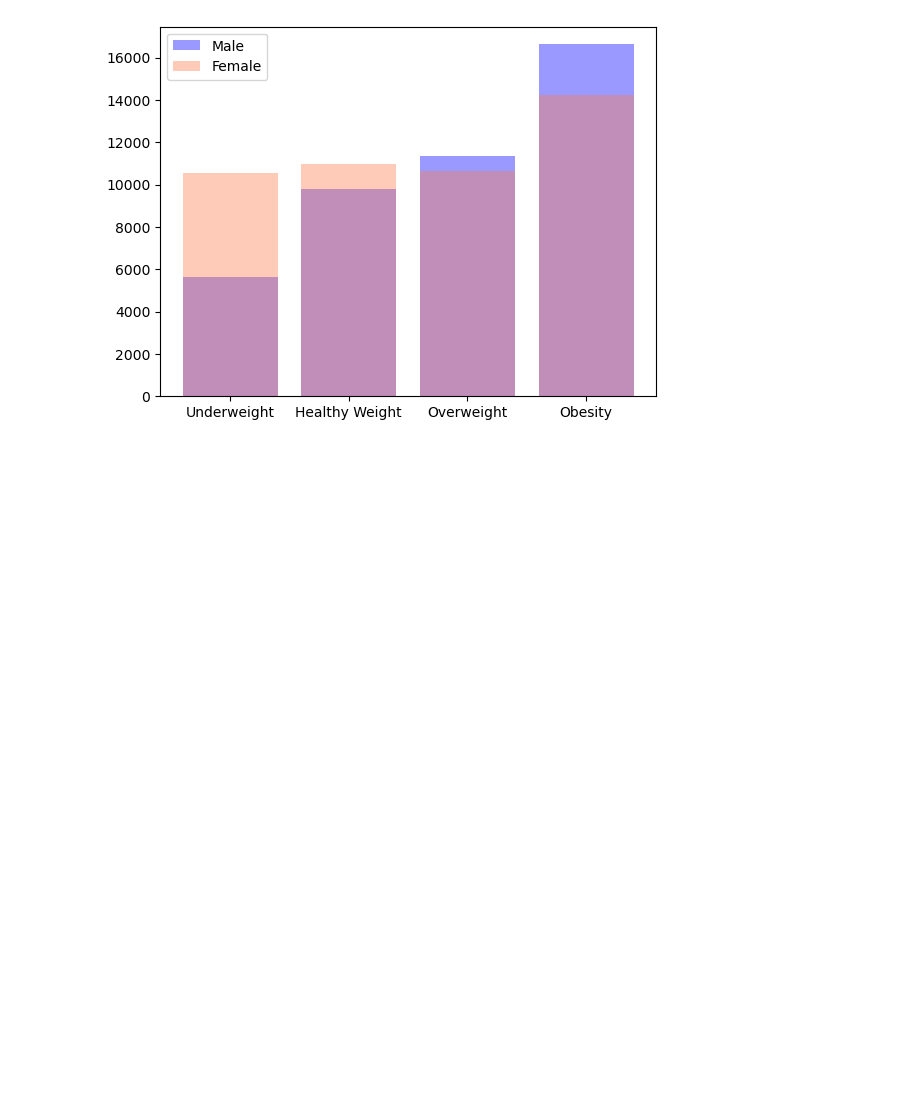
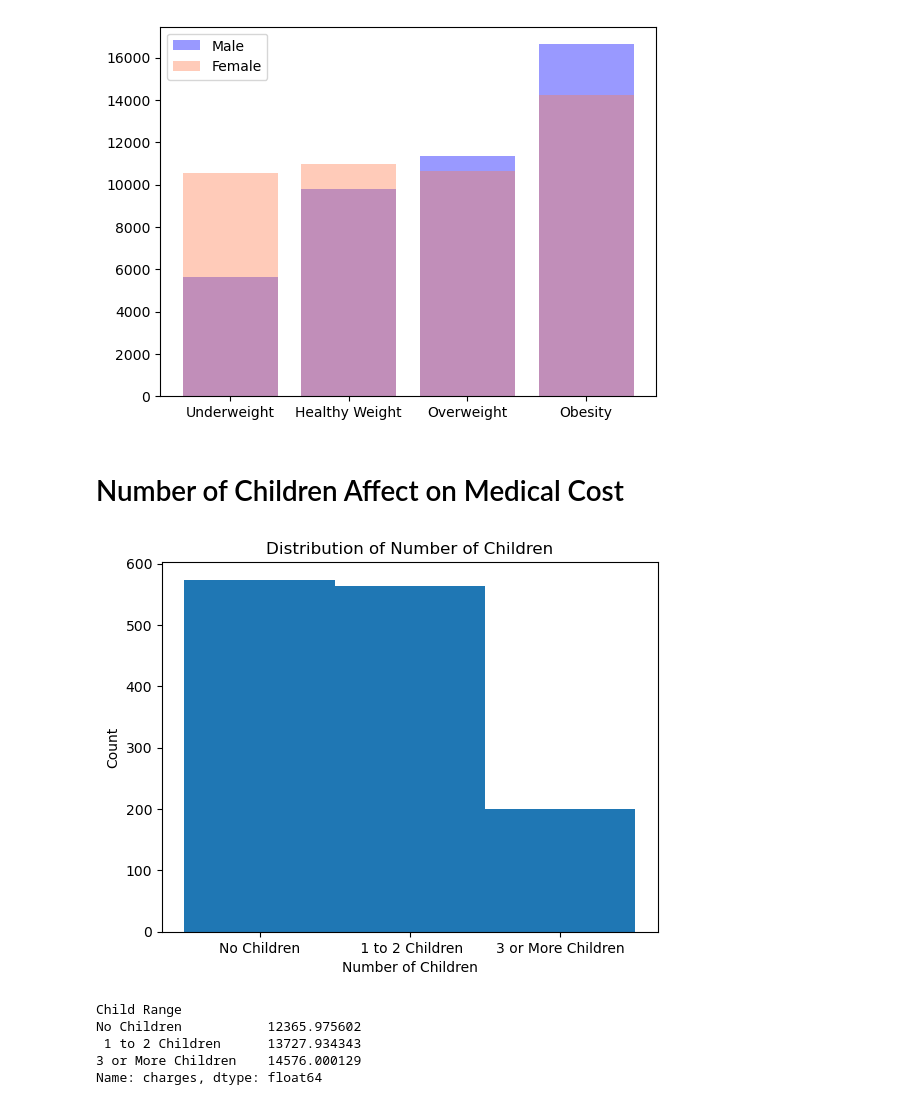
Before and after one commit to jaimelangenfeld/project1, a Jupyter notebook: sex_age.ipynb, the cells around one changed output. Drawn from its saved outputs; the diff is of its cells as text; code cells hidden in the pictures; blank space fills up the shorter version.

Commit message:
Added Child Data

```diff
--- a/sex_age.ipynb
+++ b/sex_age.ipynb
@@ -216,3 +216,28 @@ plt.xticks(range(0,4), labels=bmi_labels)
 plt.show()
 # %% [output]
 [figure]
+# %% [markdown]
+# Number of Children Affect on Medical Cost
+# %%
+#Histogram number of children
+plt.hist(med_cost['Child Range'], bins=3, align='left', range=(0,3))
+
+
+
+plt.xlabel('Number of Children')
+plt.ylabel('Count')
+plt.title('Distribution of Number of Children')
+plt.show()
+# %% [output]
+[figure, added]
+# %%
+#Finding the mean
+
+child_mean= med_cost.groupby(med_cost['Child Range'])['charges'].mean()
+child_mean
+# %% [output]
+Child Range
+No Children           12365.975602
+ 1 to 2 Children      13727.934343
+3 or More Children    14576.000129
+Name: charges, dtype: float64
```
Also changed, not shown: parts of 2 cells of this notebook.
